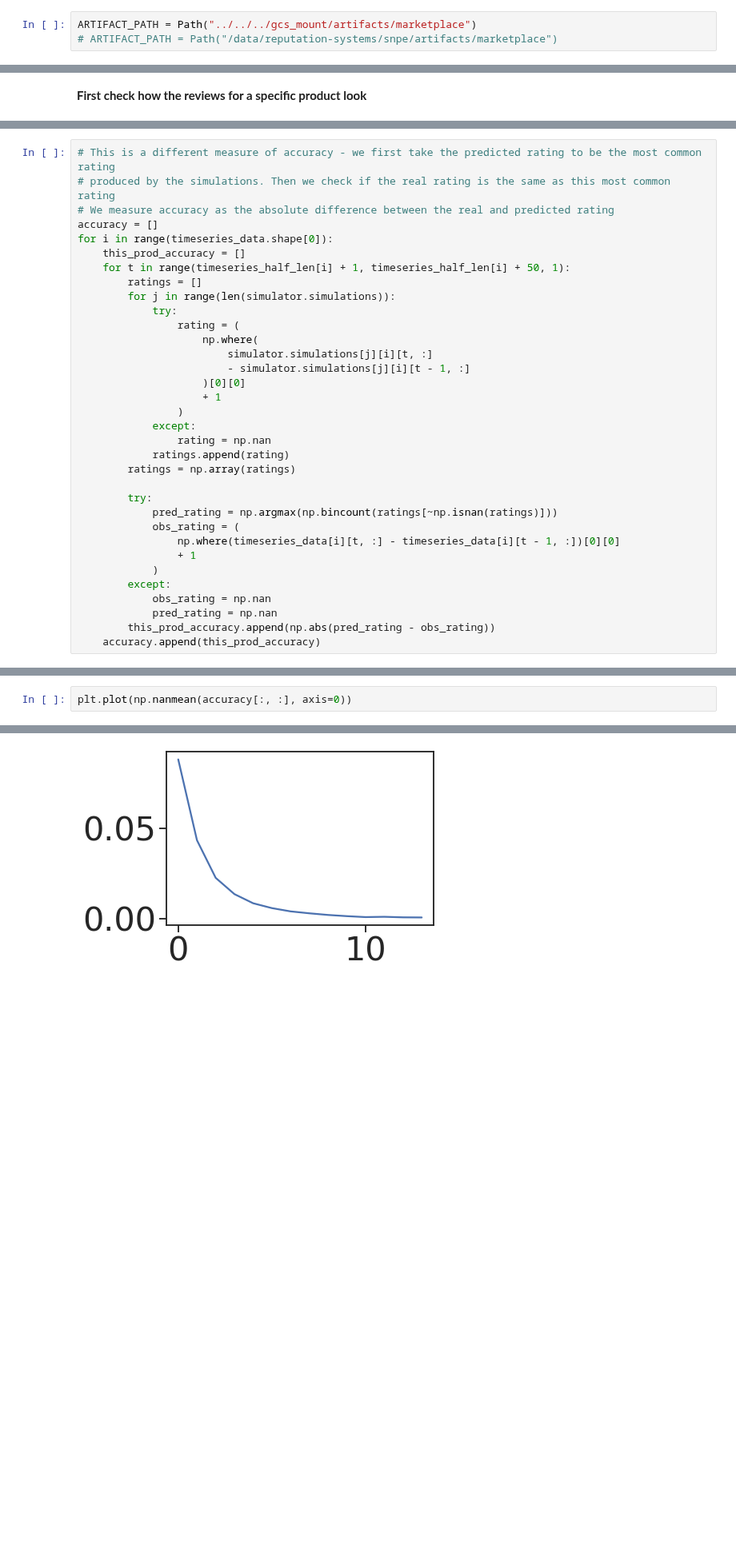
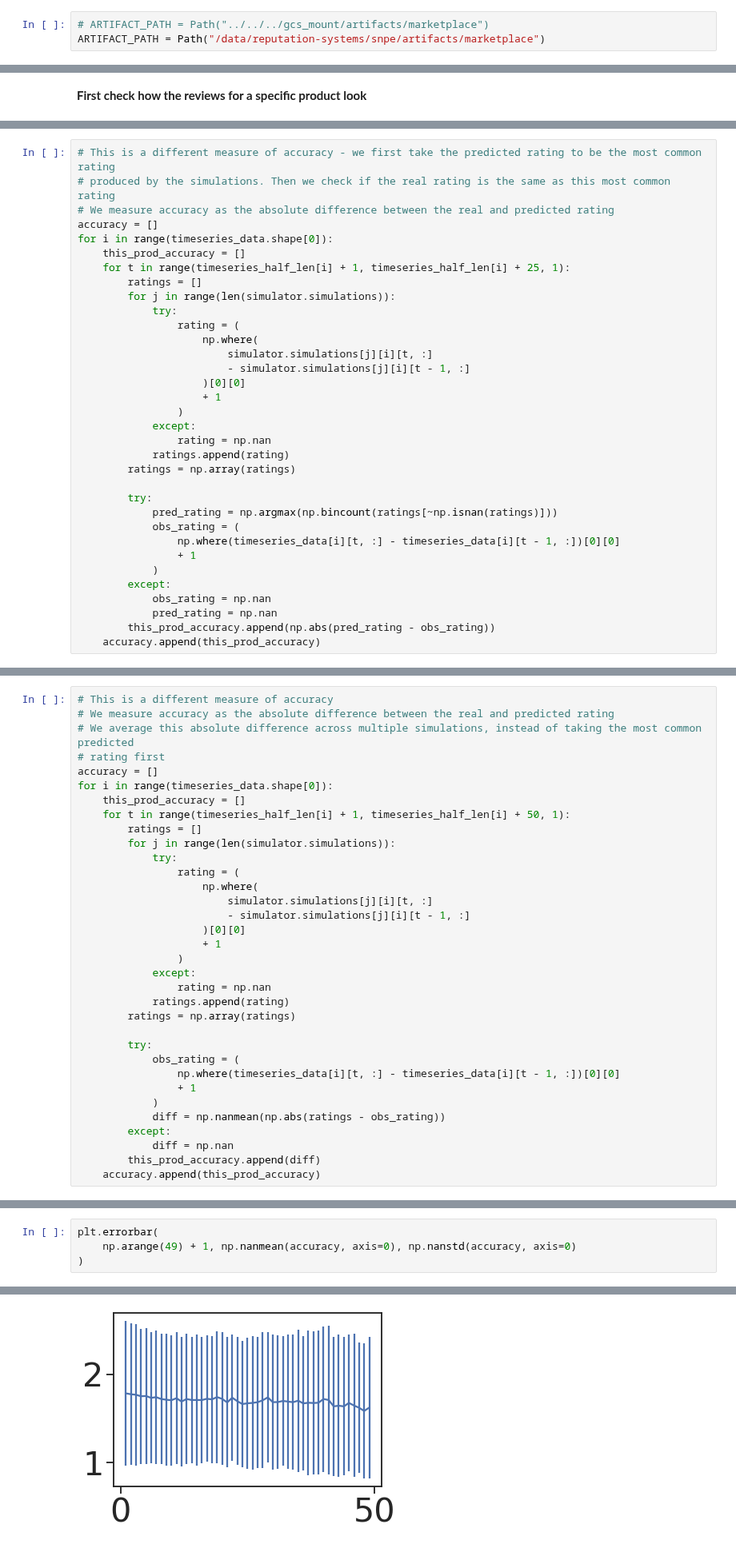
Before and after one commit to narendramukherjee/reputation-systems, a Jupyter notebook: snpe/notebooks/marketplace_simulator_analysis.ipynb, the cells around one changed output, grey strips where cells are left out. Shown at 80% size. Drawn from its saved outputs; the diff is of its cells as text; blank space fills up the shorter version.

Commit message:
First commit of rating scale simulation and inference functionality

```diff
--- a/snpe/notebooks/marketplace_simulator_analysis.ipynb
+++ b/snpe/notebooks/marketplace_simulator_analysis.ipynb
@@ -55,8 +55,8 @@ sns.set_style("ticks", {"axes.linewidth": 2.0})
 # %% [output]
 [interactive output not drawn]
 # %%
-ARTIFACT_PATH = Path("../../../gcs_mount/artifacts/marketplace")
-# ARTIFACT_PATH = Path("/data/reputation-systems/snpe/artifacts/marketplace")
+# ARTIFACT_PATH = Path("../../../gcs_mount/artifacts/marketplace")
+ARTIFACT_PATH = Path("/data/reputation-systems/snpe/artifacts/marketplace")
 # %% [output]
 [interactive output not drawn]
 # %% [markdown]
@@ -1304,7 +1327,7 @@ for i in range(timeseries_data.shape[0]):
 accuracy = []
 for i in range(timeseries_data.shape[0]):
     this_prod_accuracy = []
-    for t in range(timeseries_half_len[i] + 1, timeseries_half_len[i] + 50, 1):
+    for t in range(timeseries_half_len[i] + 1, timeseries_half_len[i] + 25, 1):
         ratings = []
         for j in range(len(simulator.simulations)):
             try:
@@ -1333,3 +1356,37 @@ for i in range(timeseries_data.shape[0]):
     accuracy.append(this_prod_accuracy)
 # %% [output]
 [interactive output not drawn]
+# %%
+# This is a different measure of accuracy
+# We measure accuracy as the absolute difference between the real and predicted rating
+# We average this absolute difference across multiple simulations, instead of taking the most common predicted
+# rating first
+accuracy = []
+for i in range(timeseries_data.shape[0]):
+    this_prod_accuracy = []
+    for t in range(timeseries_half_len[i] + 1, timeseries_half_len[i] + 50, 1):
+        ratings = []
+        for j in range(len(simulator.simulations)):
+            try:
+                rating = (
+                    np.where(
+                        simulator.simulations[j][i][t, :]
+                        - simulator.simulations[j][i][t - 1, :]
+                    )[0][0]
+                    + 1
+                )
+            except:
+                rating = np.nan
+            ratings.append(rating)
+        ratings = np.array(ratings)
+
+        try:
+            obs_rating = (
+                np.where(timeseries_data[i][t, :] - timeseries_data[i][t - 1, :])[0][0]
+                + 1
+            )
+            diff = np.nanmean(np.abs(ratings - obs_rating))
+        except:
+            diff = np.nan
+        this_prod_accuracy.append(diff)
+    accuracy.append(this_prod_accuracy)
@@ -1384,4 +1449,6 @@ array([[0.15625, 0.0625 , 0.0625 , ..., 0.     , 0.     , 0.     ],
 [interactive output not drawn]
 # %%
-plt.plot(np.nanmean(accuracy[:, :], axis=0))
+plt.errorbar(
+    np.arange(49) + 1, np.nanmean(accuracy, axis=0), np.nanstd(accuracy, axis=0)
+)
 # %% [output]
@@ -1389,2 +1456,2 @@ plt.plot(np.nanmean(accuracy[:, :], axis=0))
-[figure, old version]
+[figure, new version]
 [interactive output not drawn]
```
Also changed, not shown: parts of 68 cells of this notebook, 3 other files.
